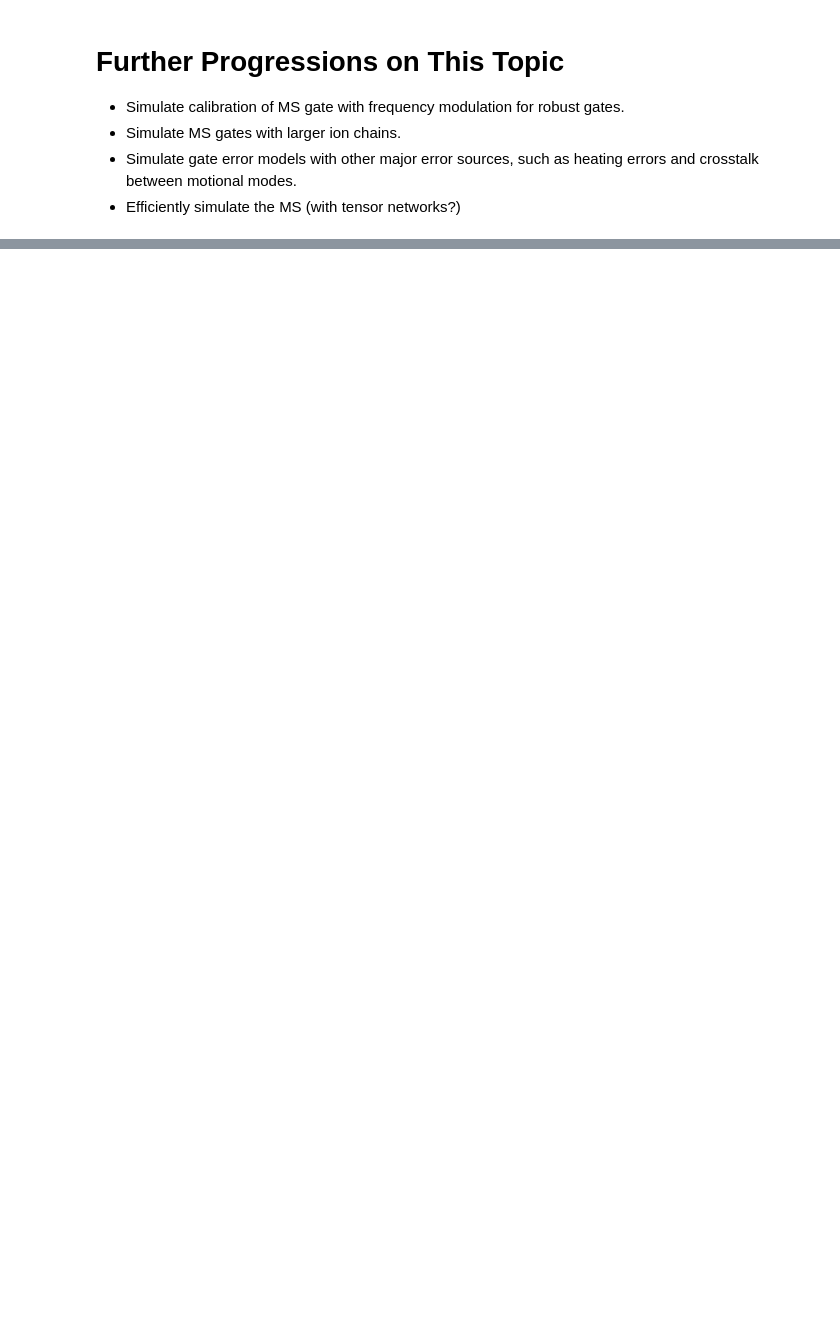
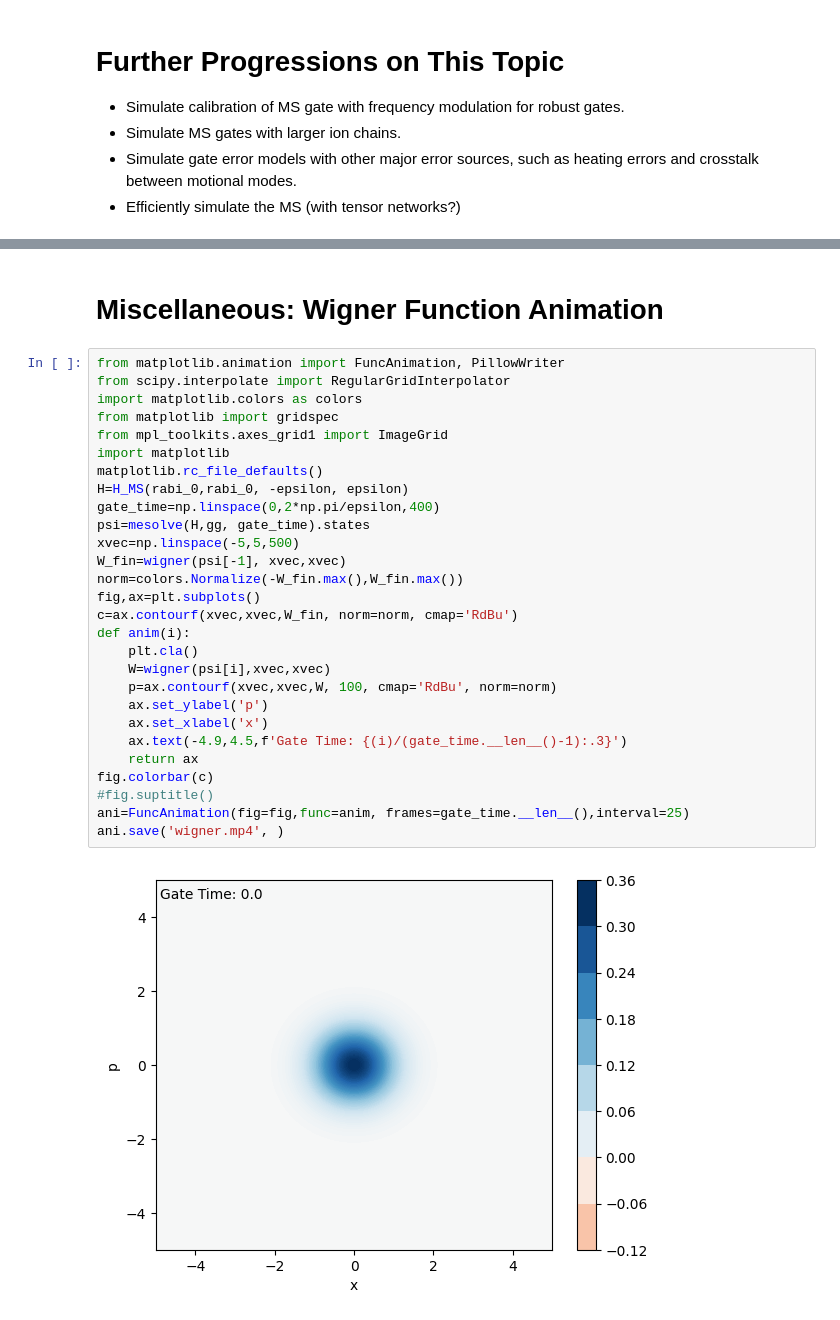
Before and after one commit to davisclarke/ms_gates, a Jupyter notebook: MS_Gates.ipynb, the cells around one changed output, grey strips where cells are left out. Cells and saved outputs as stored; diff of their text form; blank space fills up the shorter version.

```diff
--- a/MS_Gates.ipynb
+++ b/MS_Gates.ipynb
@@ -334,0 +356,32 @@ Even with more extreme Rabi mismatches, we can still calibrate the MS gate to ge
+# %% [markdown]
+# Miscellaneous: Wigner Function Animation
+# %%
+from matplotlib.animation import FuncAnimation, PillowWriter
+from scipy.interpolate import RegularGridInterpolator
+import matplotlib.colors as colors
+from matplotlib import gridspec
+from mpl_toolkits.axes_grid1 import ImageGrid
+import matplotlib
+matplotlib.rc_file_defaults()
+H=H_MS(rabi_0,rabi_0, -epsilon, epsilon)
+gate_time=np.linspace(0,2*np.pi/epsilon,400)
+psi=mesolve(H,gg, gate_time).states
+xvec=np.linspace(-5,5,500)
+W_fin=wigner(psi[-1], xvec,xvec)
+norm=colors.Normalize(-W_fin.max(),W_fin.max())
+fig,ax=plt.subplots()
+c=ax.contourf(xvec,xvec,W_fin, norm=norm, cmap='RdBu')
+def anim(i):
+    plt.cla()
+    W=wigner(psi[i],xvec,xvec)
+    p=ax.contourf(xvec,xvec,W, 100, cmap='RdBu', norm=norm)
+    ax.set_ylabel('p')
+    ax.set_xlabel('x')
+    ax.text(-4.9,4.5,f'Gate Time: {(i)/(gate_time.__len__()-1):.3}')
+    return ax
+fig.colorbar(c)
+#fig.suptitle()
+ani=FuncAnimation(fig=fig,func=anim, frames=gate_time.__len__(),interval=25)
+ani.save('wigner.mp4', )
+# %% [output]
+[figure, added]
```
Also changed, not shown: parts of 10 cells of this notebook, 1 other file.
